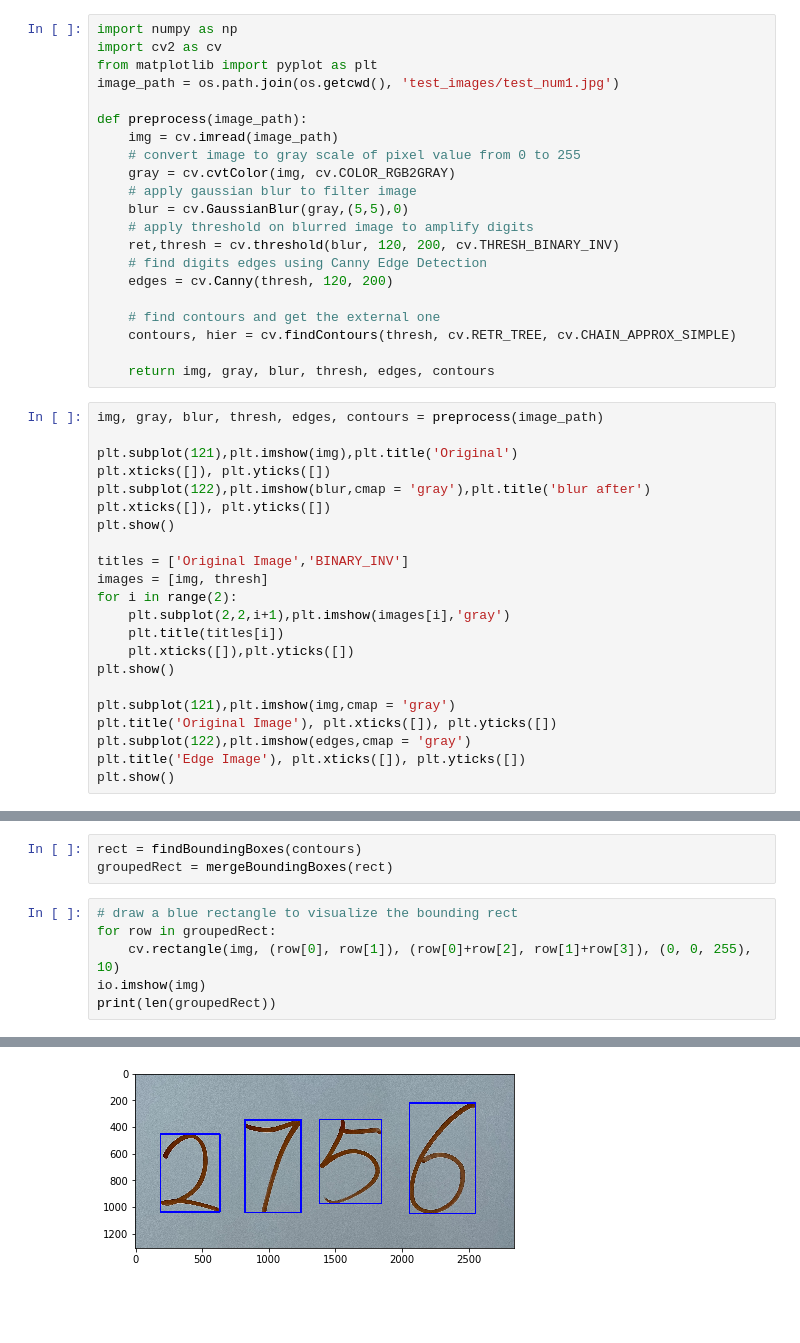
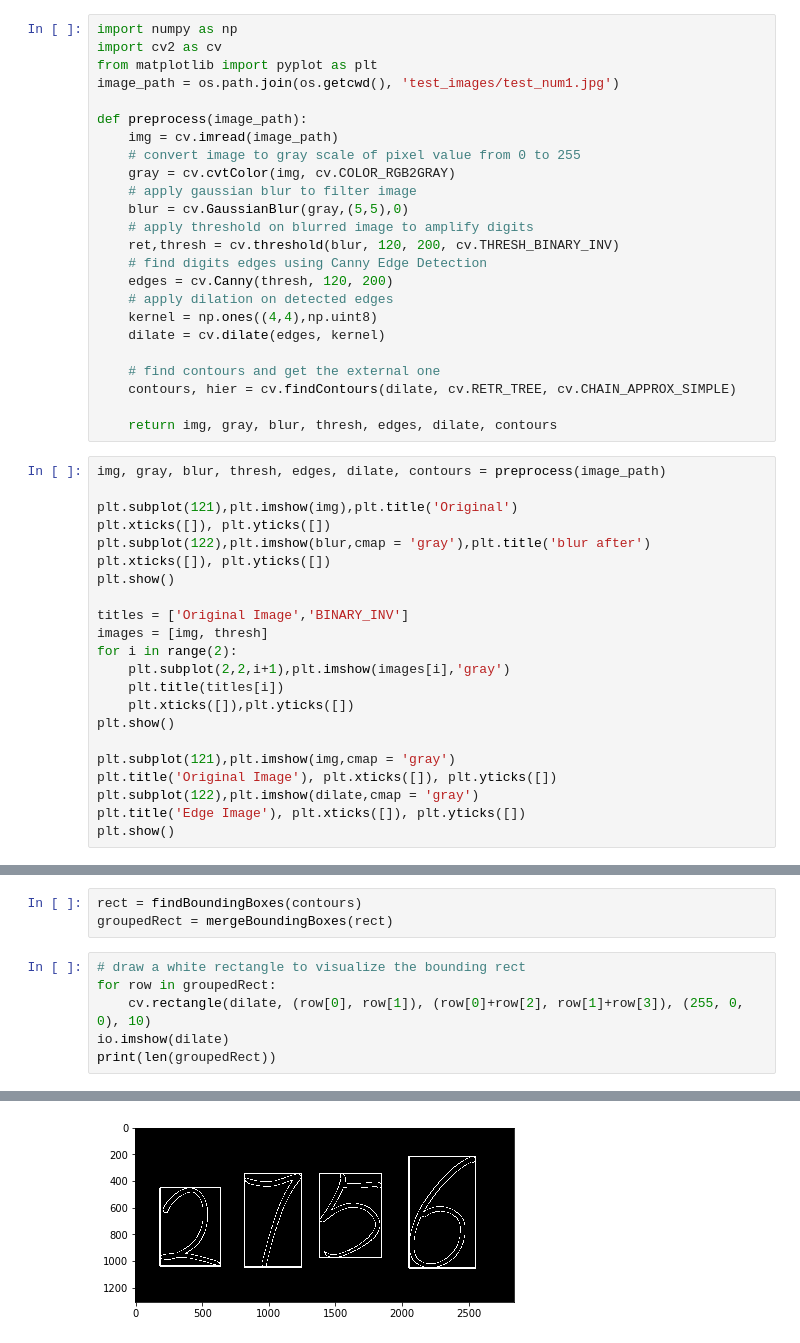
Before and after one commit to j-dong-cs/Handwritten_Digits_Recognition, a Jupyter notebook: preprocess.ipynb, the cells around one changed output, grey strips where cells are left out. Saved outputs shown, nothing was run; the diff lists cells and outputs as text; blank space fills up the shorter version.

Commit message:
Dilate edges detected to make edges more clear

```diff
--- a/preprocess.ipynb
+++ b/preprocess.ipynb
@@ -30,13 +30,16 @@ def preprocess(image_path):
     ret,thresh = cv.threshold(blur, 120, 200, cv.THRESH_BINARY_INV)
     # find digits edges using Canny Edge Detection
     edges = cv.Canny(thresh, 120, 200)
+    # apply dilation on detected edges
+    kernel = np.ones((4,4),np.uint8)
+    dilate = cv.dilate(edges, kernel)
 
     # find contours and get the external one
-    contours, hier = cv.findContours(thresh, cv.RETR_TREE, cv.CHAIN_APPROX_SIMPLE)
+    contours, hier = cv.findContours(dilate, cv.RETR_TREE, cv.CHAIN_APPROX_SIMPLE)
 
-    return img, gray, blur, thresh, edges, contours
+    return img, gray, blur, thresh, edges, dilate, contours
 # %%
-img, gray, blur, thresh, edges, contours = preprocess(image_path)
+img, gray, blur, thresh, edges, dilate, contours = preprocess(image_path)
 
 plt.subplot(121),plt.imshow(img),plt.title('Original')
 plt.xticks([]), plt.yticks([])
@@ -54,7 +57,7 @@ plt.show()
 
 plt.subplot(121),plt.imshow(img,cmap = 'gray')
 plt.title('Original Image'), plt.xticks([]), plt.yticks([])
-plt.subplot(122),plt.imshow(edges,cmap = 'gray')
+plt.subplot(122),plt.imshow(dilate,cmap = 'gray')
 plt.title('Edge Image'), plt.xticks([]), plt.yticks([])
 plt.show()
 # %% [output]
@@ -94,11 +97,11 @@ def mergeBoundingBoxes(rect):
 rect = findBoundingBoxes(contours)
 groupedRect = mergeBoundingBoxes(rect)
 # %%
-# draw a blue rectangle to visualize the bounding rect
+# draw a white rectangle to visualize the bounding rect
 for row in groupedRect:
-    cv.rectangle(img, (row[0], row[1]), (row[0]+row[2], row[1]+row[3]), (0, 0, 255), 10)
-io.imshow(img)
+    cv.rectangle(dilate, (row[0], row[1]), (row[0]+row[2], row[1]+row[3]), (255, 0, 0), 10)
+io.imshow(dilate)
 print(len(groupedRect))
 # %% [output]
 4
-[figure, old version]
+[figure, new version]
```
Also changed, not shown: parts of 1 cell of this notebook.
